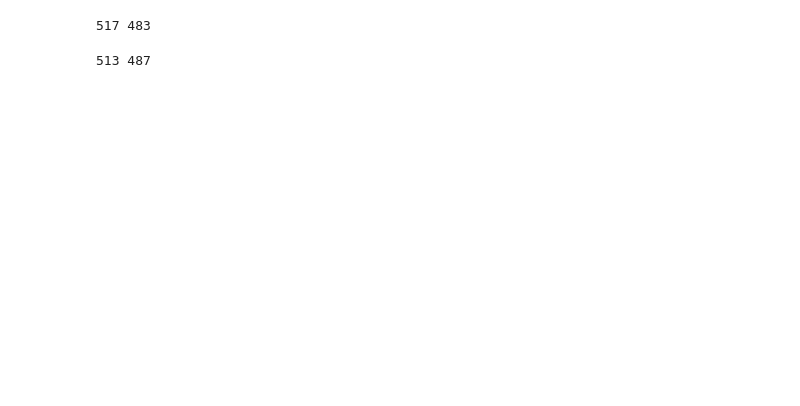
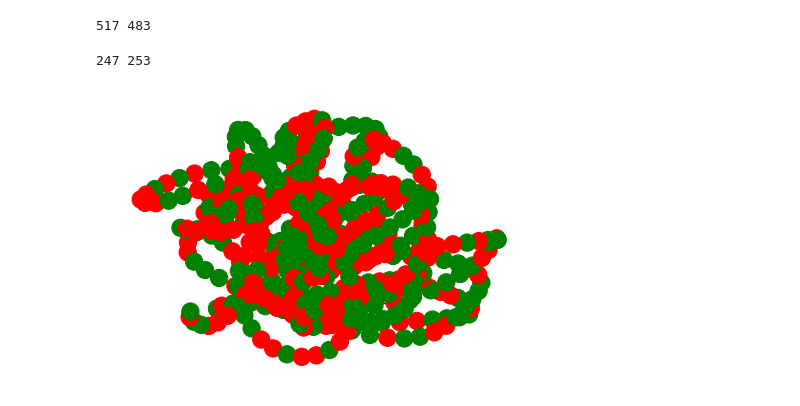
Before and after one commit to JakubJaroszewski/Wiekszosciowe_modele_dynamiki_opinii, a Jupyter notebook: lab_agent.ipynb, the cells around one changed output. Saved outputs shown, nothing was run; the diff lists cells and outputs as text; code cells hidden in the pictures; blank space fills up the shorter version.

```diff
--- a/lab_agent.ipynb
+++ b/lab_agent.ipynb
@@ -35,30 +35,40 @@ print(jeden,zero)
 # %% [output]
 517 483
 # %%
-# łańcuch
+import random
+import networkx as nx
+
 G = nx.Graph()
-jeden=0
-zero=0
-z_one=[]
-delta=5
+jeden = 0
+zero = 0
+z_one = []
+delta = 5
+color_map = []
 
-# dodaje 1000 wezlow
-G.add_nodes_from(range(1000))
+# Dodawanie 1000 węzłów
+G.add_nodes_from(range(500))
 
+# Dodawanie połączeń
+for i in range(len(G.nodes) - 1):
+    G.add_edge(i, i + 1)
+
+# Dodawanie wartości i zliczanie wystąpień 1 i 0
 for i in G.nodes:
-    value=rnd.randrange(0, 2, 1)
+    value = random.randint(0, 1)
     nx.set_node_attributes(G, {i: value}, name="Value")
-    d=G.nodes[i]["Value"]
-    if(d==1):
-   #     color_map.append('green')
-        jeden=jeden+1
+    d = G.nodes[i]["Value"]
+    if d == 1:
+        color_map.append('green')
+        jeden += 1
     else:
-    #    color_map.append('red')
-        zero=zero+1
+        color_map.append('red')
+        zero += 1
 
-print(jeden,zero)
+print(jeden, zero)
+nx.draw(G, node_color=color_map)
 # %% [output]
-513 487
+247 253
+[figure, added]
 # %%
 #wiekszosciowy
 delta=5
```
Also changed, not shown: parts of 3 cells of this notebook.
